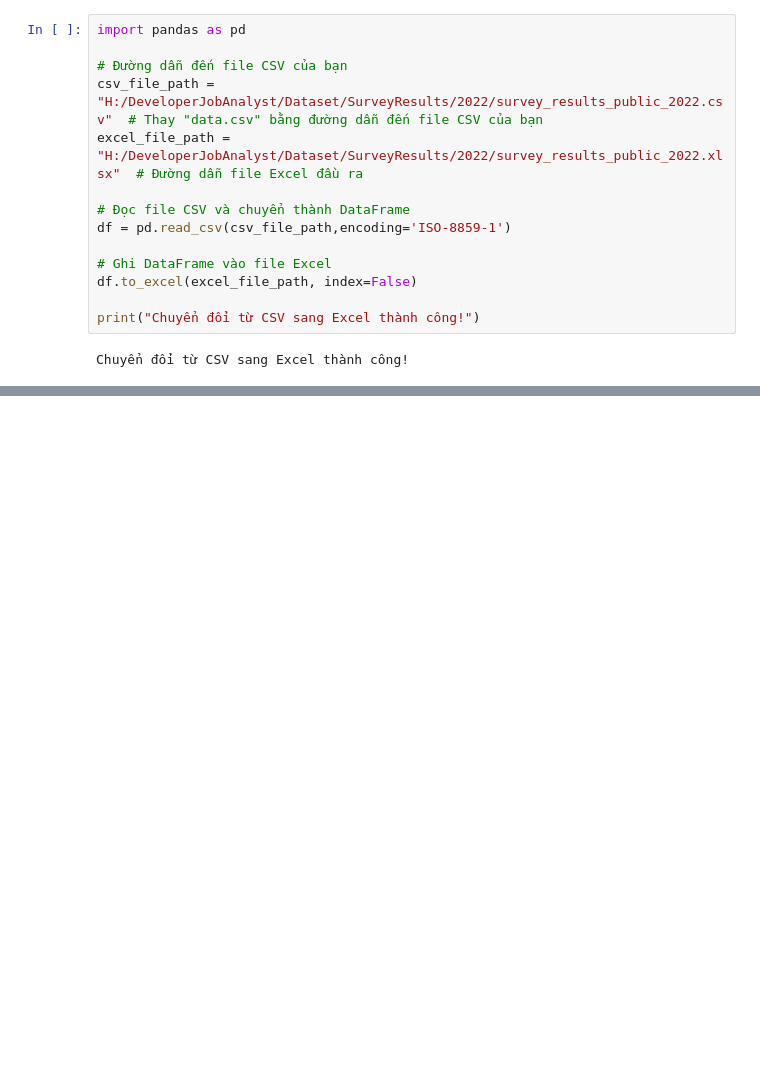
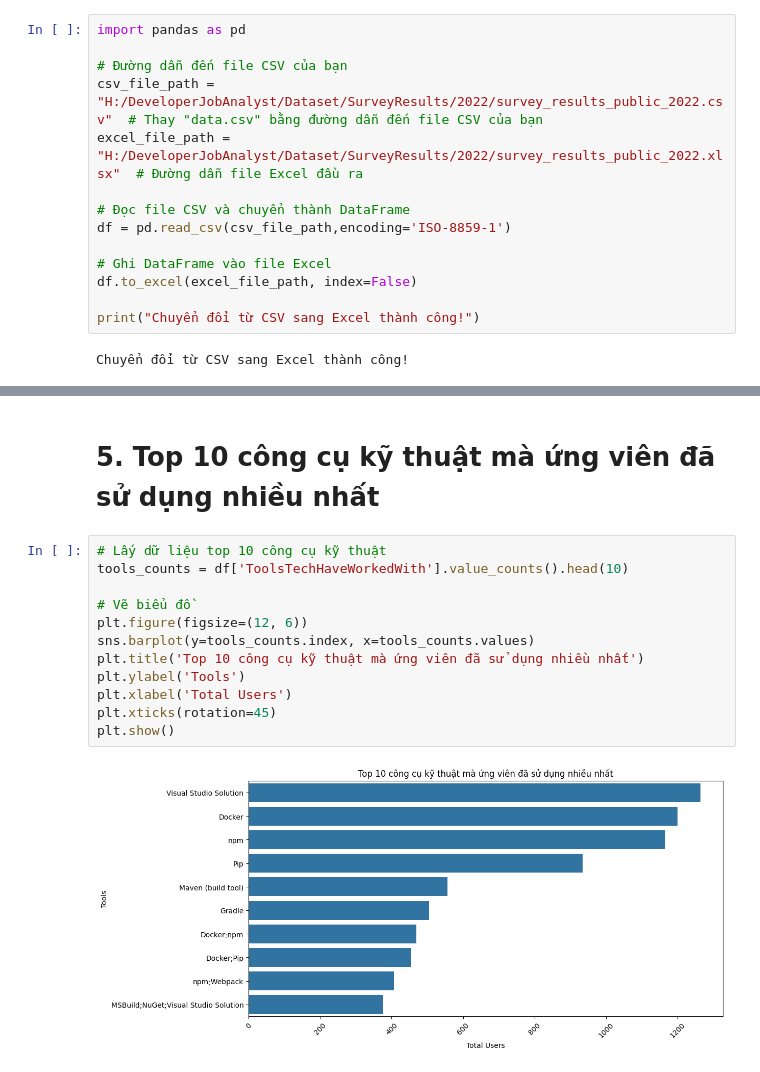
Before and after one commit to VietHoang0805/DeveloperJobAnalyst, a Jupyter notebook: Analyst Code/DataProcessing.ipynb, the cells around one changed output, grey strips where cells are left out. Drawn from its saved outputs; the diff is of its cells as text; blank space fills up the shorter version.

```diff
--- a/Analyst Code/DataProcessing.ipynb
+++ b/Analyst Code/DataProcessing.ipynb
@@ -26,0 +102,16 @@ Chuyển đổi từ CSV sang Excel thành công!
+# %% [markdown]
+# 5. Top 10 công cụ kỹ thuật mà ứng viên đã sử dụng nhiều nhất
+# %%
+# Lấy dữ liệu top 10 công cụ kỹ thuật
+tools_counts = df['ToolsTechHaveWorkedWith'].value_counts().head(10)
+
+# Vẽ biểu đồ
+plt.figure(figsize=(12, 6))
+sns.barplot(y=tools_counts.index, x=tools_counts.values)
+plt.title('Top 10 công cụ kỹ thuật mà ứng viên đã sử dụng nhiều nhất')
+plt.ylabel('Tools')
+plt.xlabel('Total Users')
+plt.xticks(rotation=45)
+plt.show()
+# %% [output]
+[figure, added]
```
Also changed, not shown: parts of 28 cells of this notebook.
